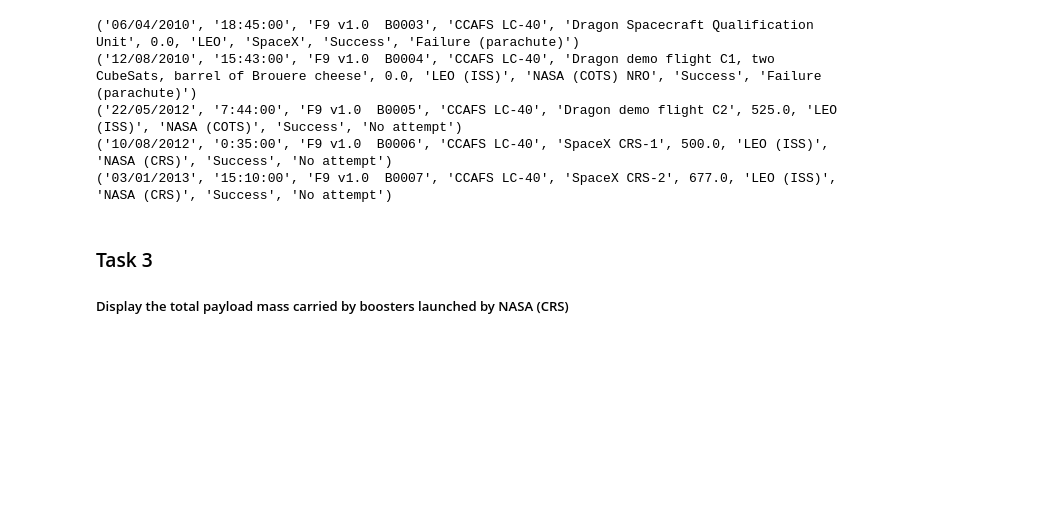
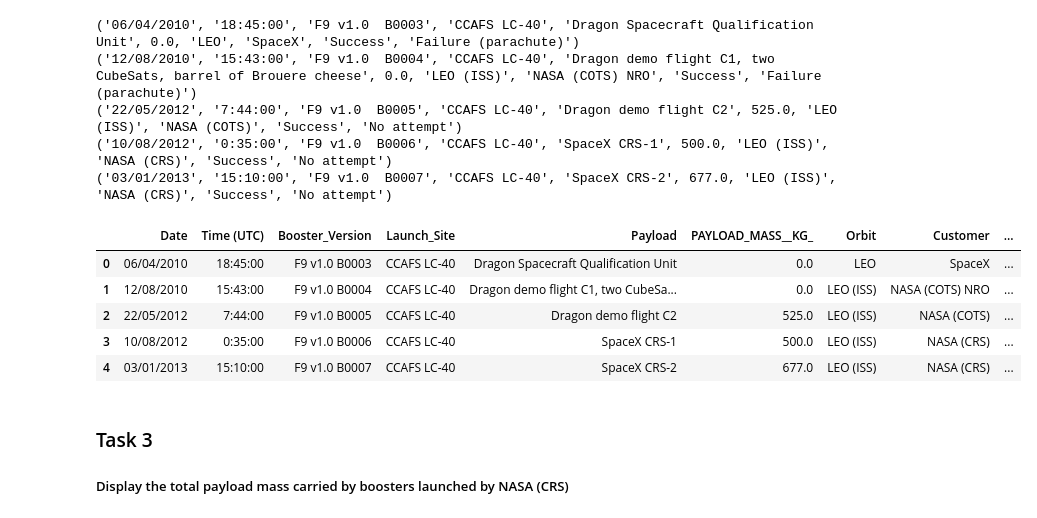
Before and after one commit to rsizem2/IBM-Data-Science-Capstone, a Jupyter notebook: notebooks/05_eda_sql.ipynb, the cells around one changed output. Drawn from its saved outputs; the diff is of its cells as text; code cells hidden in the pictures; blank space fills up the shorter version.

```diff
--- a/notebooks/05_eda_sql.ipynb
+++ b/notebooks/05_eda_sql.ipynb
@@ -102,6 +113,16 @@ for row in res:
 ('22/05/2012', '7:44:00', 'F9 v1.0  B0005', 'CCAFS LC-40', 'Dragon demo flight C2', 525.0, 'LEO (ISS)', 'NASA (COTS)', 'Success', 'No attempt')
 ('10/08/2012', '0:35:00', 'F9 v1.0  B0006', 'CCAFS LC-40', 'SpaceX CRS-1', 500.0, 'LEO (ISS)', 'NASA (CRS)', 'Success', 'No attempt')
 ('03/01/2013', '15:10:00', 'F9 v1.0  B0007', 'CCAFS LC-40', 'SpaceX CRS-2', 677.0, 'LEO (ISS)', 'NASA (CRS)', 'Success', 'No attempt')
+# %%
+# pandas equivalent
+df[df.Launch_Site.str.startswith('CCA', na = False)].head()
+# %% [output]
+|  | Date | Time (UTC) | Booster_Version | Launch_Site | Payload | PAYLOAD_MASS__KG_ | Orbit | Customer | ... |
+| 0 | 06/04/2010 | 18:45:00 | F9 v1.0 B0003 | CCAFS LC-40 | Dragon Spacecraft Qualification Unit | 0.0 | LEO | SpaceX | ... |
+| 1 | 12/08/2010 | 15:43:00 | F9 v1.0 B0004 | CCAFS LC-40 | Dragon demo flight C1, two CubeSa... | 0.0 | LEO (ISS) | NASA (COTS) NRO | ... |
+| 2 | 22/05/2012 | 7:44:00 | F9 v1.0 B0005 | CCAFS LC-40 | Dragon demo flight C2 | 525.0 | LEO (ISS) | NASA (COTS) | ... |
+| 3 | 10/08/2012 | 0:35:00 | F9 v1.0 B0006 | CCAFS LC-40 | SpaceX CRS-1 | 500.0 | LEO (ISS) | NASA (CRS) | ... |
+| 4 | 03/01/2013 | 15:10:00 | F9 v1.0 B0007 | CCAFS LC-40 | SpaceX CRS-2 | 677.0 | LEO (ISS) | NASA (CRS) | ... |
 # %% [markdown]
 ### Task 3
 
```
Also changed, not shown: parts of 17 cells of this notebook, 11 other files.
